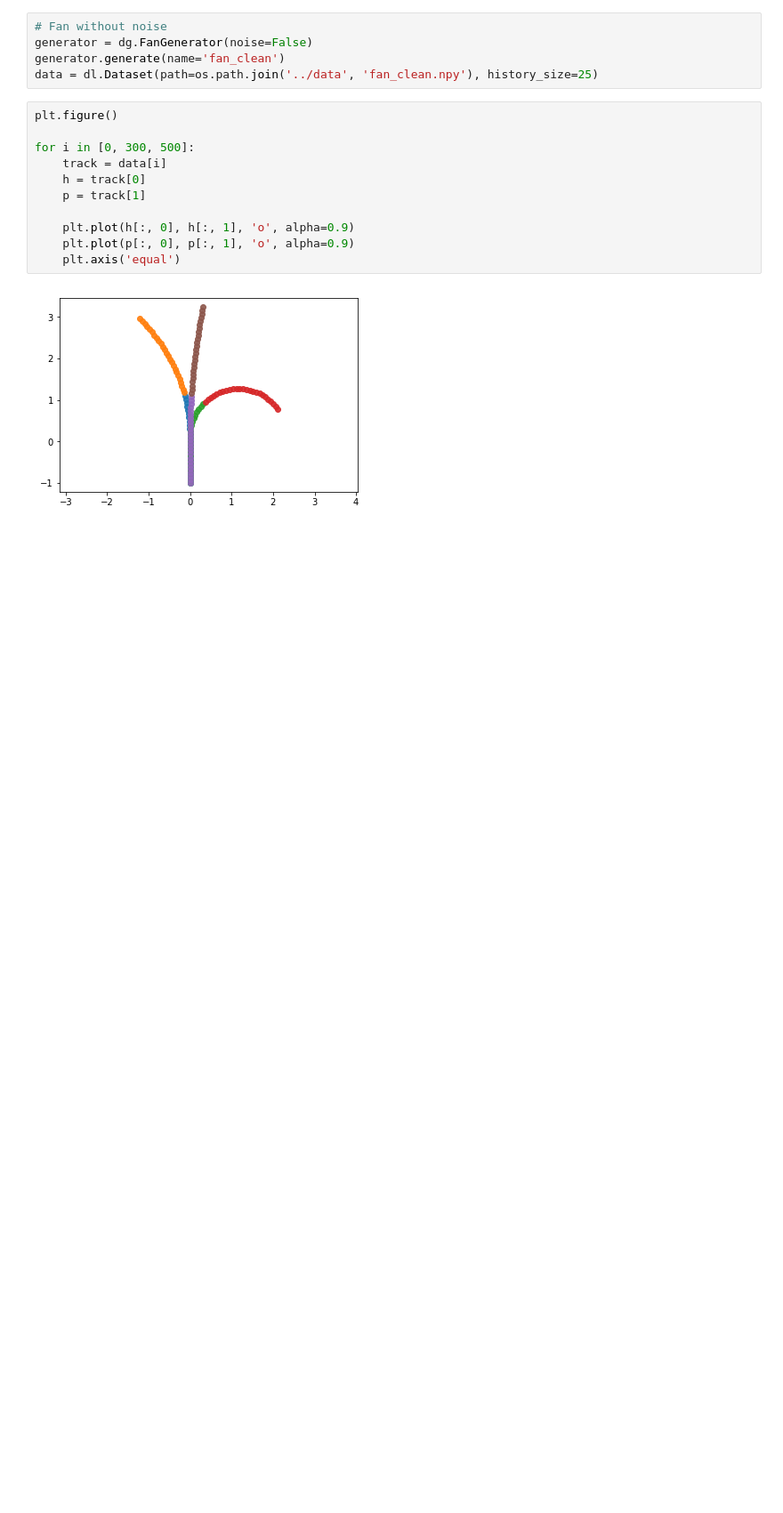
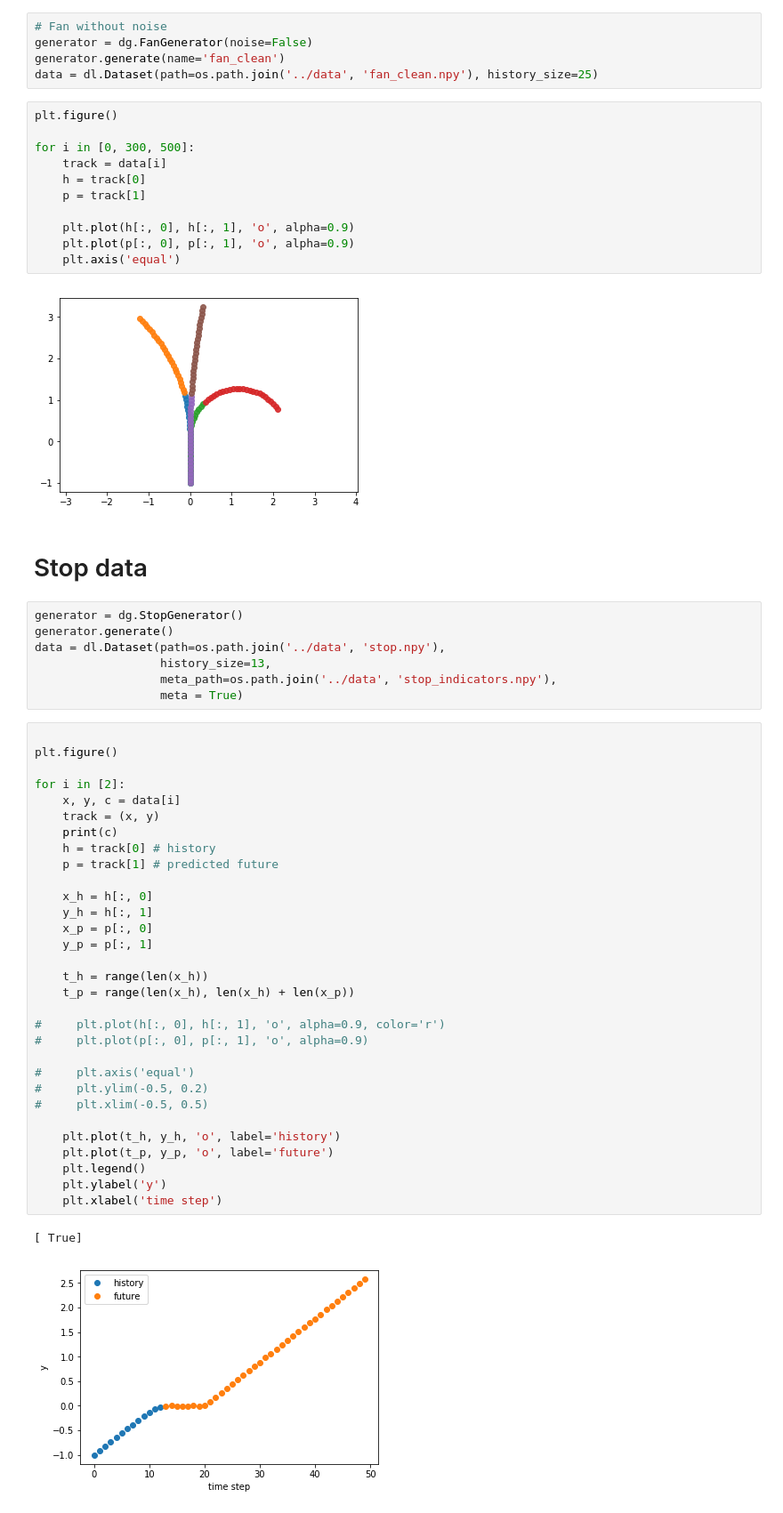
Before and after one commit to priyakasimbeg/stl-intent-gen, a Jupyter notebook: utils/GenerateData.ipynb, the cells around one changed output. Shown at 89% size. Drawn from its saved outputs; the diff is of its cells as text; blank space fills up the shorter version.

```diff
--- a/utils/GenerateData.ipynb
+++ b/utils/GenerateData.ipynb
@@ -67,3 +67,46 @@ for i in [0, 300, 500]:
     plt.axis('equal')
 # %% [output]
 [figure]
+# %% [markdown]
+# Stop data
+# %%
+generator = dg.StopGenerator()
+generator.generate()
+data = dl.Dataset(path=os.path.join('../data', 'stop.npy'),
+                  history_size=13,
+                  meta_path=os.path.join('../data', 'stop_indicators.npy'),
+                  meta = True)
+# %%
+
+plt.figure()
+
+for i in [2]:
+    x, y, c = data[i]
+    track = (x, y)
+    print(c)
+    h = track[0] # history
+    p = track[1] # predicted future
+
+    x_h = h[:, 0]
+    y_h = h[:, 1]
+    x_p = p[:, 0]
+    y_p = p[:, 1]
+
+    t_h = range(len(x_h))
+    t_p = range(len(x_h), len(x_h) + len(x_p))
+
+#     plt.plot(h[:, 0], h[:, 1], 'o', alpha=0.9, color='r')
+#     plt.plot(p[:, 0], p[:, 1], 'o', alpha=0.9)
+
+#     plt.axis('equal')
+#     plt.ylim(-0.5, 0.2)
+#     plt.xlim(-0.5, 0.5)
+
+    plt.plot(t_h, y_h, 'o', label='history')
+    plt.plot(t_p, y_p, 'o', label='future')
+    plt.legend()
+    plt.ylabel('y')
+    plt.xlabel('time step')
+# %% [output]
+[ True]
+[figure, added]
```
Also changed, not shown: 8 other files.
